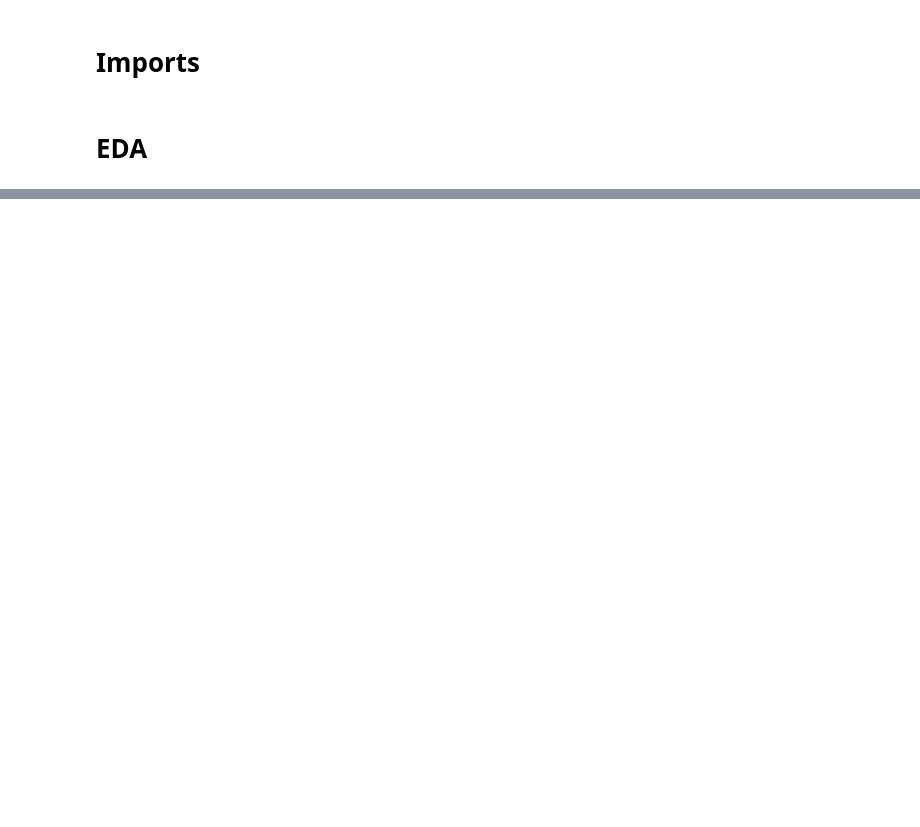
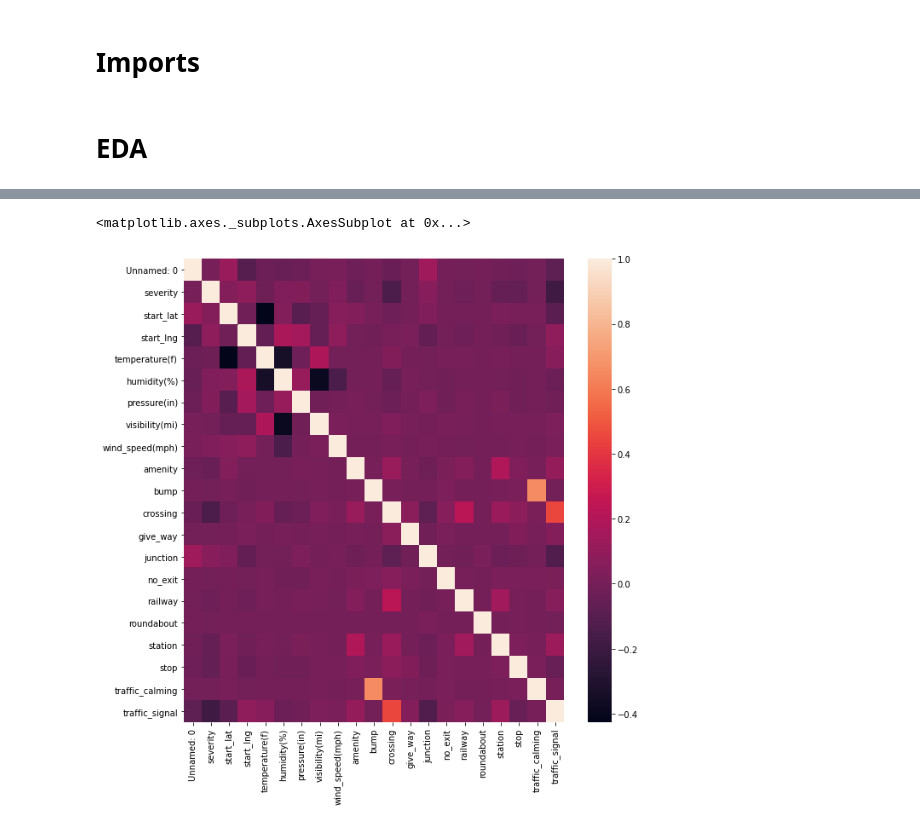
Before and after one commit to pvn-leo/DataAnalytics, a Jupyter notebook: US_accidents_1.ipynb, the cells around one changed output, grey strips where cells are left out. Cells and saved outputs as stored; diff of their text form; code cells hidden in the pictures; blank space fills up the shorter version.

```diff
--- a/US_accidents_1.ipynb
+++ b/US_accidents_1.ipynb
@@ -29,5 +37,6 @@ import seaborn as sns
 # %% [markdown]
 # EDA
 # %%
-df=pd.read_csv('./US_Accidents_June20.csv')
+# df=pd.read_csv('./US_Accidents_June20.csv')
+df1=pd.read_csv('./US_accidents1.csv')
 # %%
@@ -53,0 +83,8 @@ Columns :  49
+# %%
+corr = df1.corr()
+# %%
+plt.figure(figsize=(10,10))
+sns.heatmap(corr)
+# %% [output]
+<matplotlib.axes._subplots.AxesSubplot at 0x...>
+[figure, added]
```
Also changed, not shown: parts of 27 cells of this notebook.
